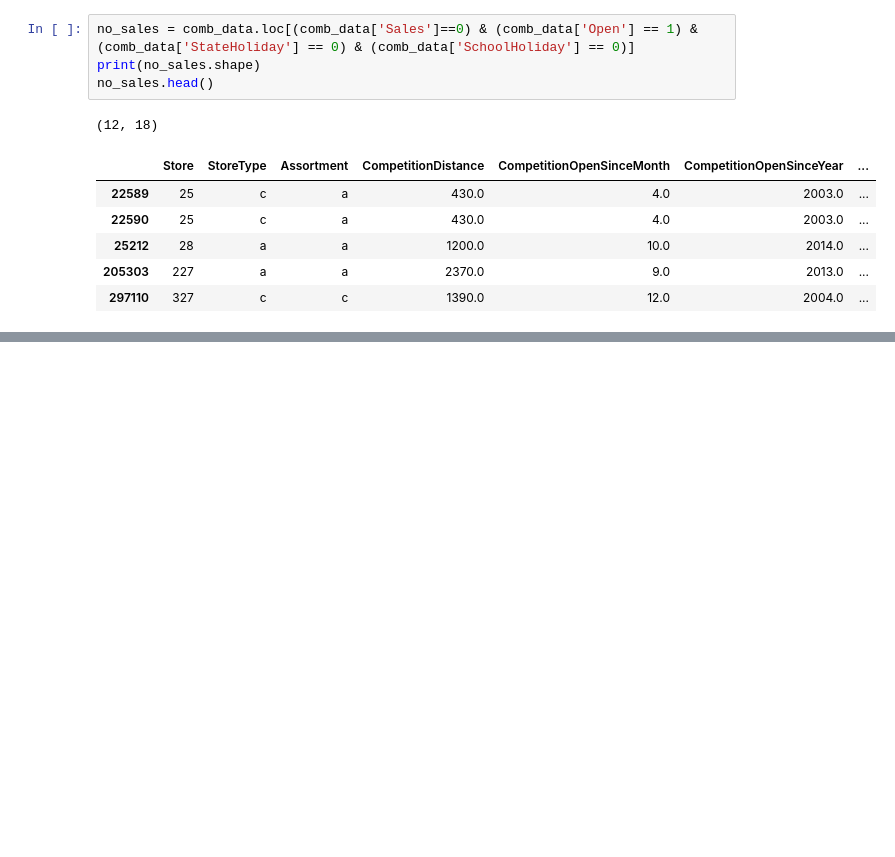
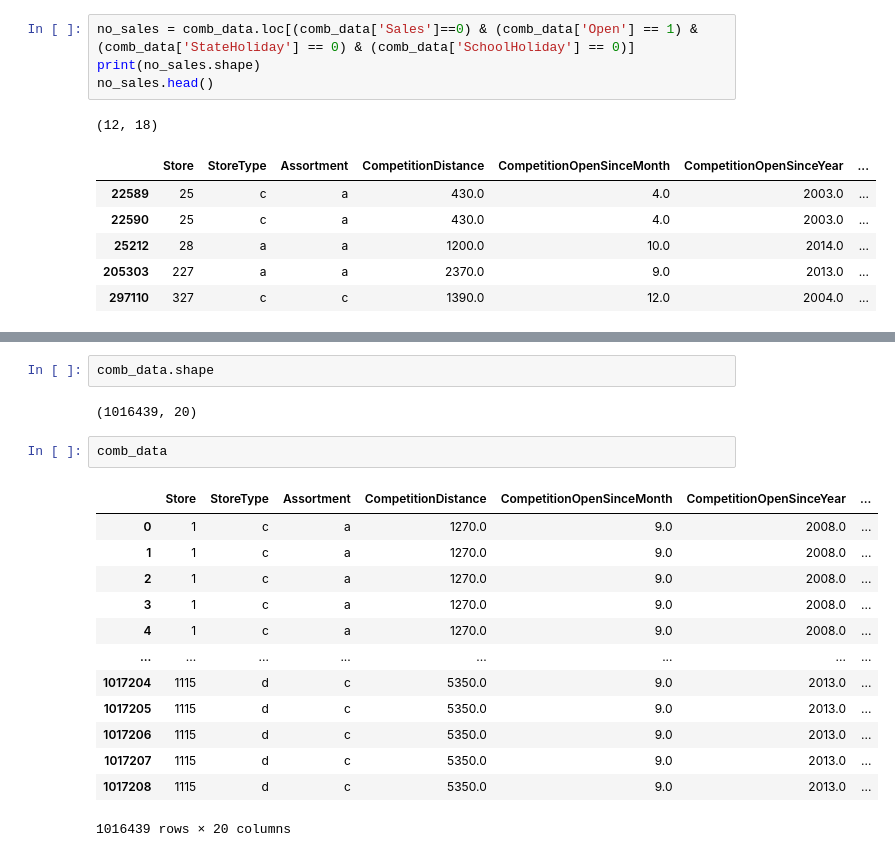
Before and after one commit to Nikitanegi0410/ML-Project---Rossmann-Sales-Prediction-, a Jupyter notebook: Rossmann_Sales_Prediction_Capstone_Project.ipynb, the cells around one changed output, grey strips where cells are left out. Cells and saved outputs as stored; diff of their text form; blank space fills up the shorter version.

```diff
--- a/Rossmann_Sales_Prediction_Capstone_Project.ipynb
+++ b/Rossmann_Sales_Prediction_Capstone_Project.ipynb
@@ -374,0 +469,20 @@ no_sales.head()
+# %%
+comb_data.shape
+# %% [output]
+(1016439, 20)
+# %%
+comb_data
+# %% [output]
+|  | Store | StoreType | Assortment | CompetitionDistance | CompetitionOpenSinceMonth | CompetitionOpenSinceYear | ... |
+| 0 | 1 | c | a | 1270.0 | 9.0 | 2008.0 | ... |
+| 1 | 1 | c | a | 1270.0 | 9.0 | 2008.0 | ... |
+| 2 | 1 | c | a | 1270.0 | 9.0 | 2008.0 | ... |
+| 3 | 1 | c | a | 1270.0 | 9.0 | 2008.0 | ... |
+| 4 | 1 | c | a | 1270.0 | 9.0 | 2008.0 | ... |
+| ... | ... | ... | ... | ... | ... | ... | ... |
+| 1017204 | 1115 | d | c | 5350.0 | 9.0 | 2013.0 | ... |
+| 1017205 | 1115 | d | c | 5350.0 | 9.0 | 2013.0 | ... |
+| 1017206 | 1115 | d | c | 5350.0 | 9.0 | 2013.0 | ... |
+| 1017207 | 1115 | d | c | 5350.0 | 9.0 | 2013.0 | ... |
+| 1017208 | 1115 | d | c | 5350.0 | 9.0 | 2013.0 | ... |
+1016439 rows × 20 columns
```
Also changed, not shown: parts of 10 cells of this notebook.
